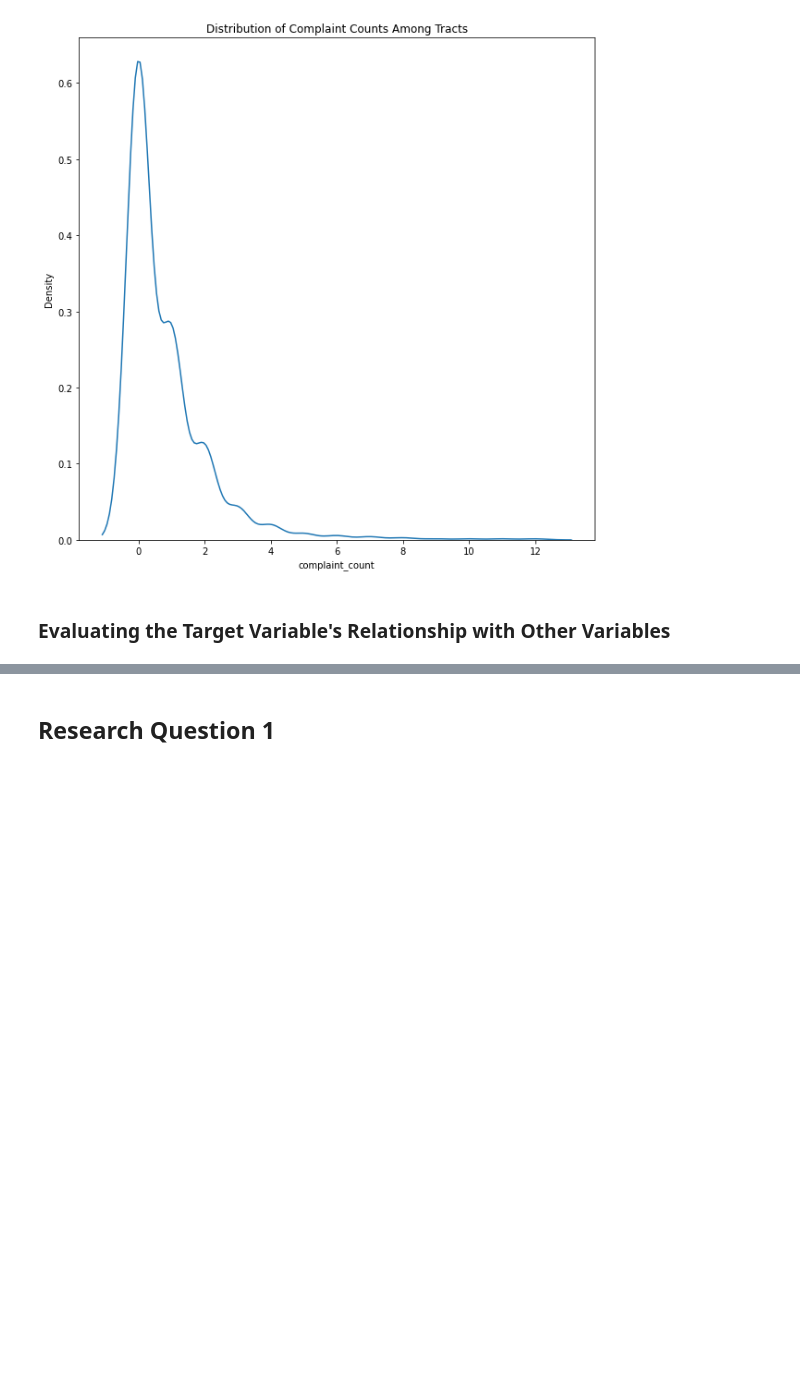
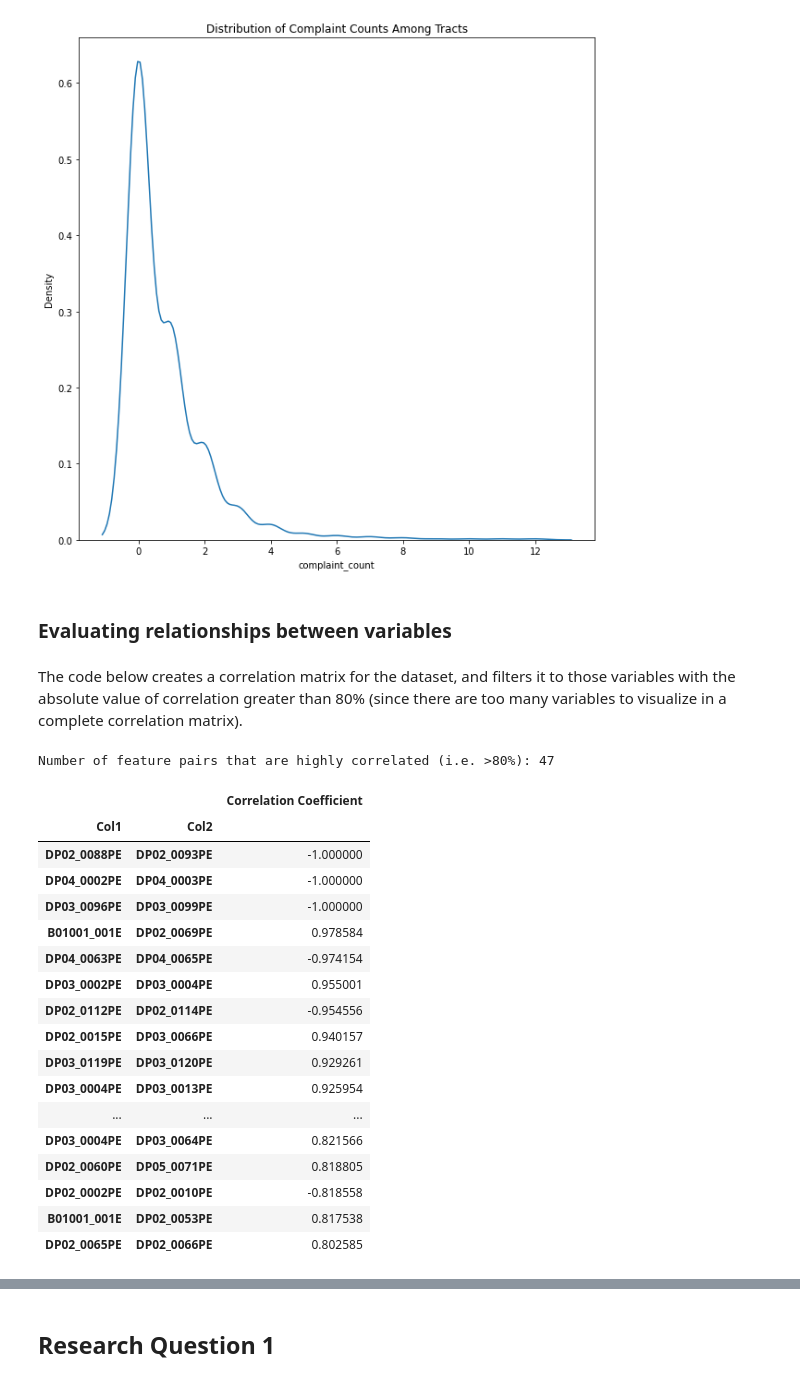
Before and after one commit to mihirbhaskar/chicago-complaints, a Jupyter notebook: code/6_DescribeData.ipynb, the cells around one changed output, grey strips where cells are left out. Cells and saved outputs as stored; diff of their text form; code cells hidden in the pictures; blank space fills up the shorter version.

Commit message:
Add files via upload
Added correlations and kitchen sink models

```diff
--- a/code/6_DescribeData.ipynb
+++ b/code/6_DescribeData.ipynb
@@ -99,4 +99,57 @@ plt.show()
 # %% [output]
 [figure]
 # %% [markdown]
-### Evaluating the Target Variable's Relationship with Other Variables
+### Evaluating relationships between variables
+# %% [markdown]
+The code below creates a correlation matrix for the dataset, and filters it to those variables with the absolute value of correlation greater than 80% (since there are too many variables to visualize in a complete correlation matrix).
+# %%
+# Moving the target variables so they are at the front of the dataset
+target = GeoData.pop('complaint_count')
+GeoData.insert(loc=0, column='complaint_count', value=target)
+
+# Generating a correlation matrix
+# Note: code below sourced from this link: https://stackoverflow.com/questions/41128456/pandas-filter-across-all-columns
+corr = GeoData.corr()
+
+# This code keeps only the upper triangle of the correlation matrix (because the two triangles are copies/repeats)
+corr_triu = corr.where(~np.tril(np.ones(corr.shape)).astype(bool))
+
+# This reshapes the matrix to become like a stack, with Var 1, Var 2, and their respective score
+corr_triu = corr_triu.stack()
+
+# Making the output more readable
+corr_triu.name = 'Correlation Coefficient'
+corr_triu.index.names = ['Col1', 'Col2']
+
+# Filtering only those values where absolute value of the correlation is > 80% (i.e. highly correlated variables)
+corr_triu = corr_triu[abs(corr_triu) > 0.8].to_frame()
+
+# Ordering from highest correlation to lowest based on absolute correlation
+corr_triu.sort_values(by='Correlation Coefficient', key=pd.Series.abs, ascending=False, inplace=True)
+
+
+#corr_triu.sort_values(by=['Correlation Coefficient'], inplace=True)
+
+print(f'Number of feature pairs that are highly correlated (i.e. >80%): {len(corr_triu)}')
+
+corr_triu
+# %% [output]
+Number of feature pairs that are highly correlated (i.e. >80%): 47
+|  |  | Correlation Coefficient |
+| Col1 | Col2 |  |
+| DP02_0088PE | DP02_0093PE | -1.000000 |
+| DP04_0002PE | DP04_0003PE | -1.000000 |
+| DP03_0096PE | DP03_0099PE | -1.000000 |
+| B01001_001E | DP02_0069PE | 0.978584 |
+| DP04_0063PE | DP04_0065PE | -0.974154 |
+| DP03_0002PE | DP03_0004PE | 0.955001 |
+| DP02_0112PE | DP02_0114PE | -0.954556 |
+| DP02_0015PE | DP03_0066PE | 0.940157 |
+| DP03_0119PE | DP03_0120PE | 0.929261 |
+| DP03_0004PE | DP03_0013PE | 0.925954 |
+| ... | ... | ... |
+| DP03_0004PE | DP03_0064PE | 0.821566 |
+| DP02_0060PE | DP05_0071PE | 0.818805 |
+| DP02_0002PE | DP02_0010PE | -0.818558 |
+| B01001_001E | DP02_0053PE | 0.817538 |
+| DP02_0065PE | DP02_0066PE | 0.802585 |
```
Also changed, not shown: parts of 22 cells of this notebook.
